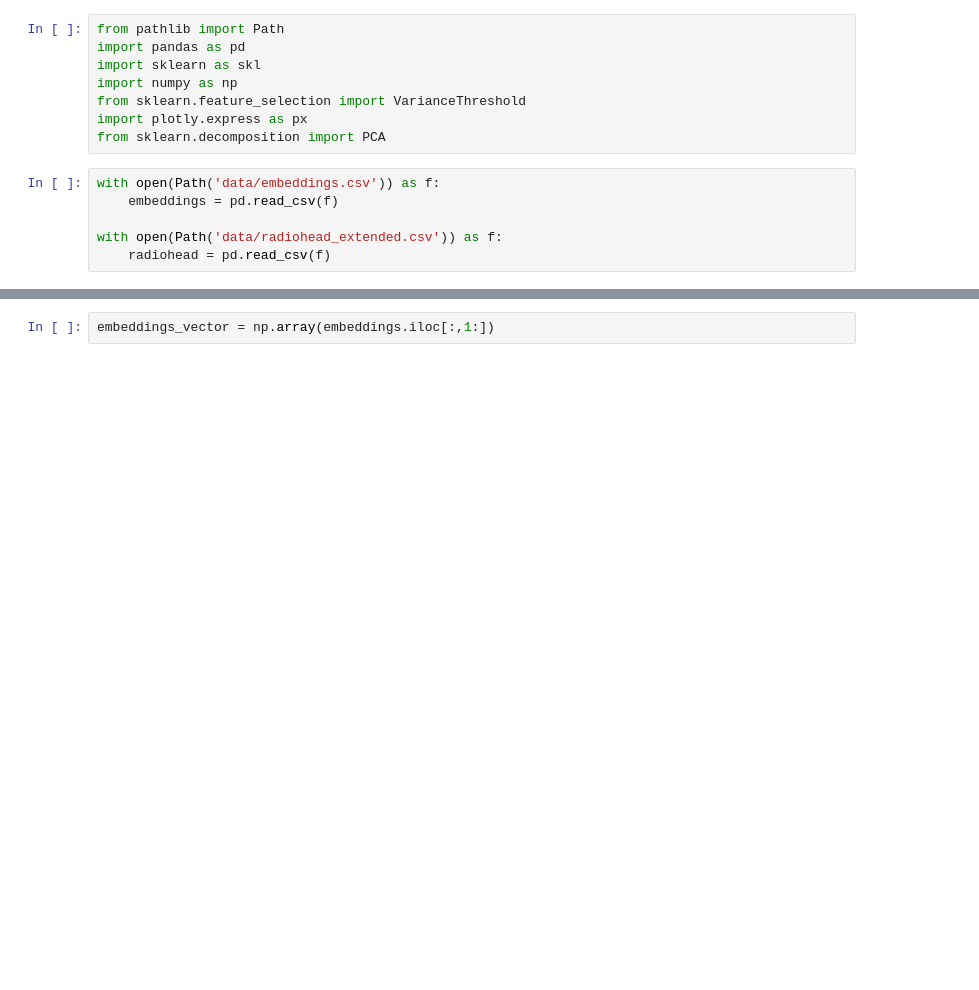
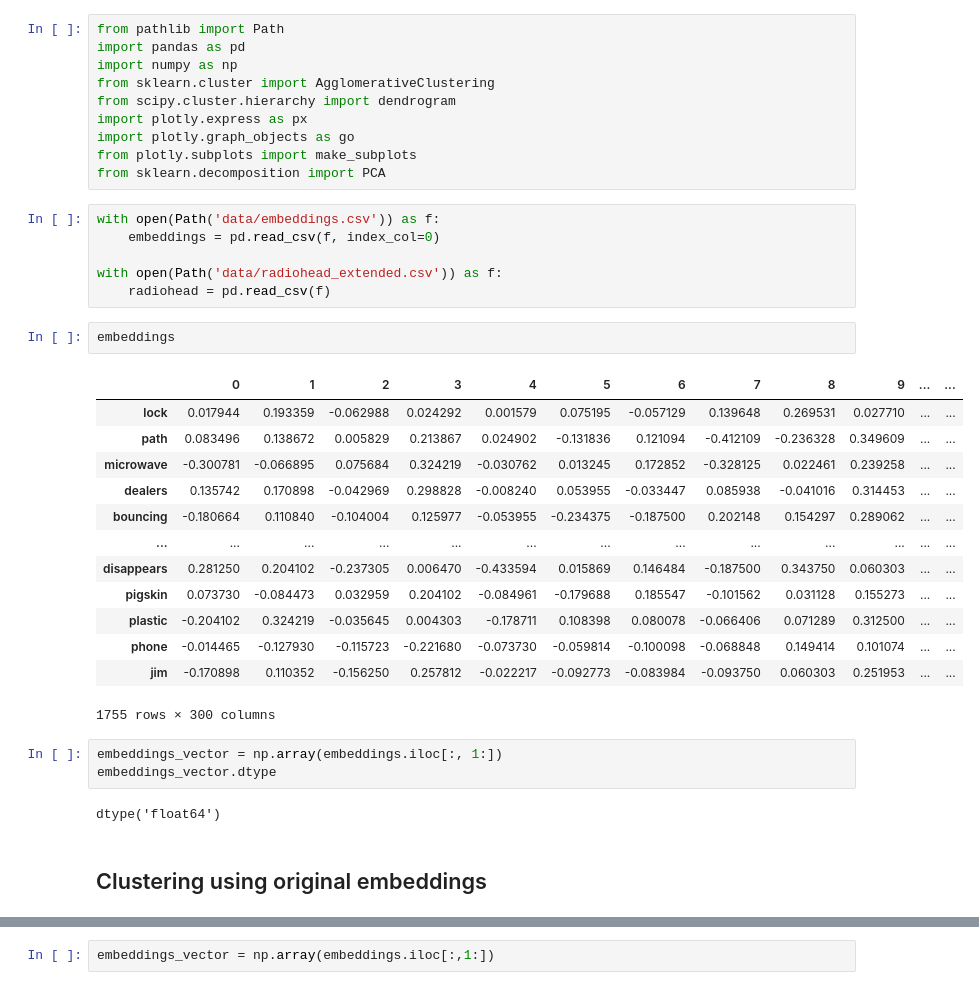
Before and after one commit to dudderThugger/radiohead-semantic-statistics, a Jupyter notebook: modeling.ipynb, the cells around one changed output, grey strips where cells are left out. Drawn from its saved outputs; the diff is of its cells as text; blank space fills up the shorter version.

```diff
--- a/modeling.ipynb
+++ b/modeling.ipynb
@@ -1,14 +17,39 @@
 # %%
 from pathlib import Path
 import pandas as pd
-import sklearn as skl
 import numpy as np
-from sklearn.feature_selection import VarianceThreshold
+from sklearn.cluster import AgglomerativeClustering
+from scipy.cluster.hierarchy import dendrogram
 import plotly.express as px
+import plotly.graph_objects as go
+from plotly.subplots import make_subplots
 from sklearn.decomposition import PCA
 # %%
 with open(Path('data/embeddings.csv')) as f:
-    embeddings = pd.read_csv(f)
+    embeddings = pd.read_csv(f, index_col=0)
 
 with open(Path('data/radiohead_extended.csv')) as f:
     radiohead = pd.read_csv(f)
+# %%
+embeddings
+# %% [output]
+|  | 0 | 1 | 2 | 3 | 4 | 5 | 6 | 7 | 8 | 9 | ... | ... |
+| lock | 0.017944 | 0.193359 | -0.062988 | 0.024292 | 0.001579 | 0.075195 | -0.057129 | 0.139648 | 0.269531 | 0.027710 | ... | ... |
+| path | 0.083496 | 0.138672 | 0.005829 | 0.213867 | 0.024902 | -0.131836 | 0.121094 | -0.412109 | -0.236328 | 0.349609 | ... | ... |
+| microwave | -0.300781 | -0.066895 | 0.075684 | 0.324219 | -0.030762 | 0.013245 | 0.172852 | -0.328125 | 0.022461 | 0.239258 | ... | ... |
+| dealers | 0.135742 | 0.170898 | -0.042969 | 0.298828 | -0.008240 | 0.053955 | -0.033447 | 0.085938 | -0.041016 | 0.314453 | ... | ... |
+| bouncing | -0.180664 | 0.110840 | -0.104004 | 0.125977 | -0.053955 | -0.234375 | -0.187500 | 0.202148 | 0.154297 | 0.289062 | ... | ... |
+| ... | ... | ... | ... | ... | ... | ... | ... | ... | ... | ... | ... | ... |
+| disappears | 0.281250 | 0.204102 | -0.237305 | 0.006470 | -0.433594 | 0.015869 | 0.146484 | -0.187500 | 0.343750 | 0.060303 | ... | ... |
+| pigskin | 0.073730 | -0.084473 | 0.032959 | 0.204102 | -0.084961 | -0.179688 | 0.185547 | -0.101562 | 0.031128 | 0.155273 | ... | ... |
+| plastic | -0.204102 | 0.324219 | -0.035645 | 0.004303 | -0.178711 | 0.108398 | 0.080078 | -0.066406 | 0.071289 | 0.312500 | ... | ... |
+| phone | -0.014465 | -0.127930 | -0.115723 | -0.221680 | -0.073730 | -0.059814 | -0.100098 | -0.068848 | 0.149414 | 0.101074 | ... | ... |
+| jim | -0.170898 | 0.110352 | -0.156250 | 0.257812 | -0.022217 | -0.092773 | -0.083984 | -0.093750 | 0.060303 | 0.251953 | ... | ... |
+1755 rows × 300 columns
+# %%
+embeddings_vector = np.array(embeddings.iloc[:, 1:])
+embeddings_vector.dtype
+# %% [output]
+dtype('float64')
+# %% [markdown]
+## Clustering using original embeddings
```
Also changed, not shown: parts of 30 cells of this notebook.
